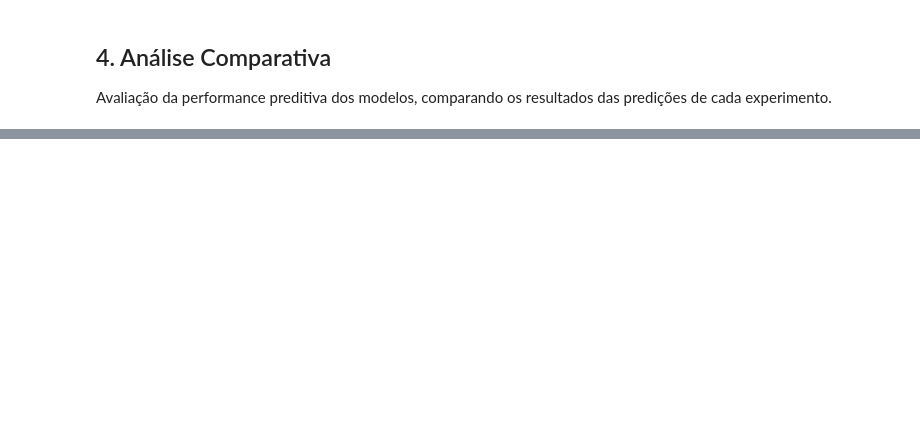
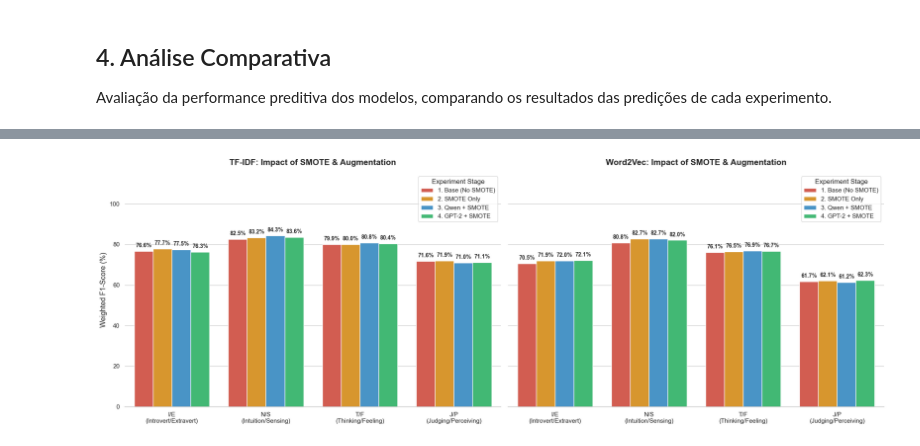
Before and after one commit to yasmimdanntass/MBTI-Classifier-Enhanced-by-Textual-Augmentation, a Jupyter notebook: 3_model_training_xgboost.ipynb, the cells around one changed output, grey strips where cells are left out. Saved outputs shown, nothing was run; the diff lists cells and outputs as text; code cells hidden in the pictures; blank space fills up the shorter version.

Commit message:
feat: added the gpt2 training methods

```diff
--- a/3_model_training_xgboost.ipynb
+++ b/3_model_training_xgboost.ipynb
@@ -181,0 +341,63 @@ plt.show()
+# %%
+sns.set_theme(style="whitegrid")
+
+fig, axes = plt.subplots(
+    1,
+    2,
+    figsize=(20, 7),
+    sharey=True
+)
+
+palette = [
+    "#e74c3c",
+    "#f39c12",
+    "#3498db",
+    "#2ecc71"
+]
+
+for ax, emb in zip(axes, ["TF-IDF", "Word2Vec"]):
+    sns.barplot(
+        data=df_plot[df_plot["Embedding"] == emb],
+        x="Axis",
+        y="F1 (%)",
+        hue="Method",
+        palette=palette,
+        ax=ax
+    )
+
+    ax.set_title(
+        f"{emb}: Impact of SMOTE & Augmentation",
+        fontsize=15,
+        fontweight="bold",
+        pad=15
+    )
+
+    ax.set_ylim(0, 115)
+    ax.set_xlabel("")
+
+    if emb == "TF-IDF":
+        ax.set_ylabel("Weighted F1-Score (%)", fontsize=13)
+    else:
+        ax.set_ylabel("")
+
+    for p in ax.patches:
+        h = p.get_height()
+        if h > 0:
+            ax.annotate(
+                f"{h:.1f}%",
+                (p.get_x() + p.get_width() / 2., h),
+                ha="center",
+                va="bottom",
+                fontsize=10,
+                fontweight="bold",
+                xytext=(0, 5),
+                textcoords="offset points"
+            )
+
+    ax.legend(title="Experiment Stage", fontsize="11", loc="upper right")
+
+sns.despine(left=True, bottom=False)
+plt.tight_layout()
+plt.show()
+# %% [output]
+[figure, added]
```
Also changed, not shown: parts of 15 cells of this notebook, 12 other files.
